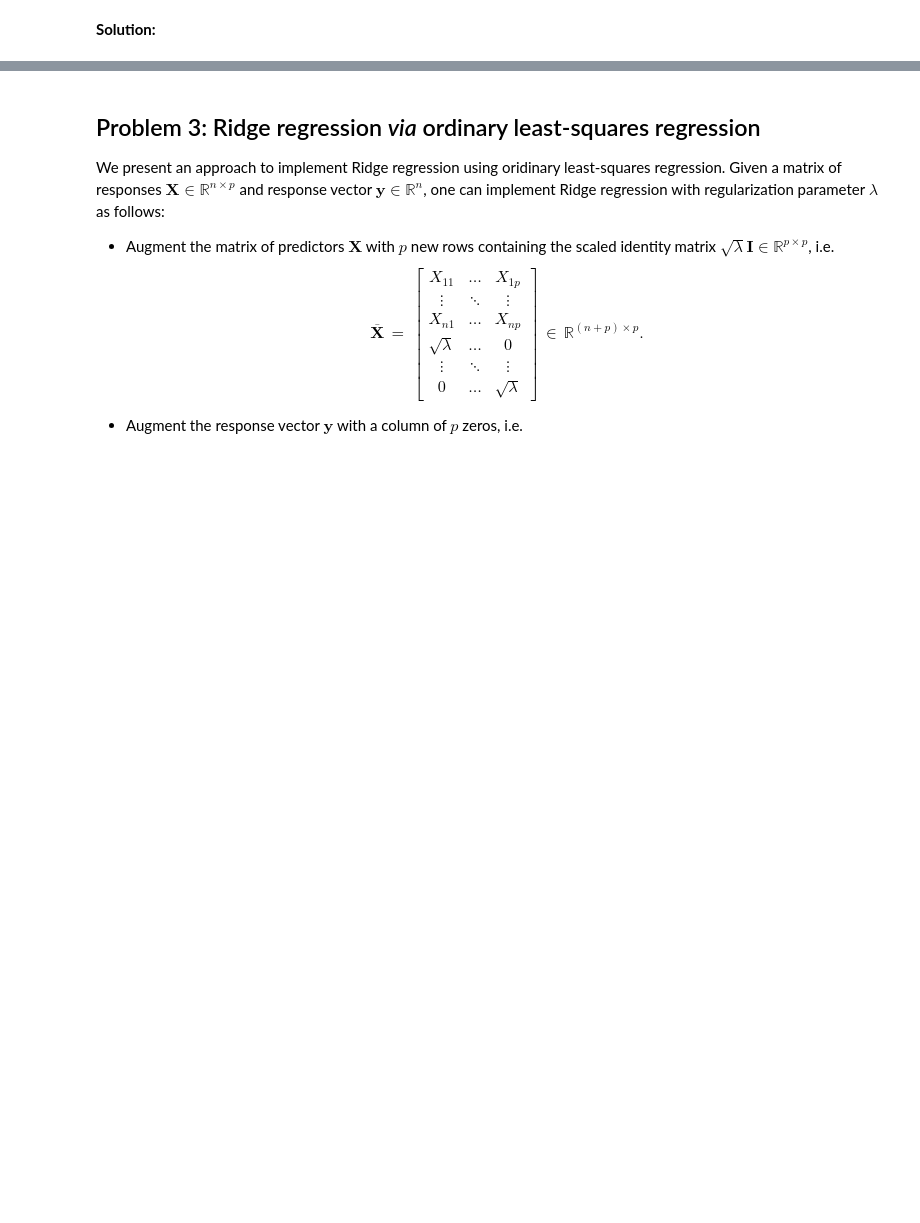
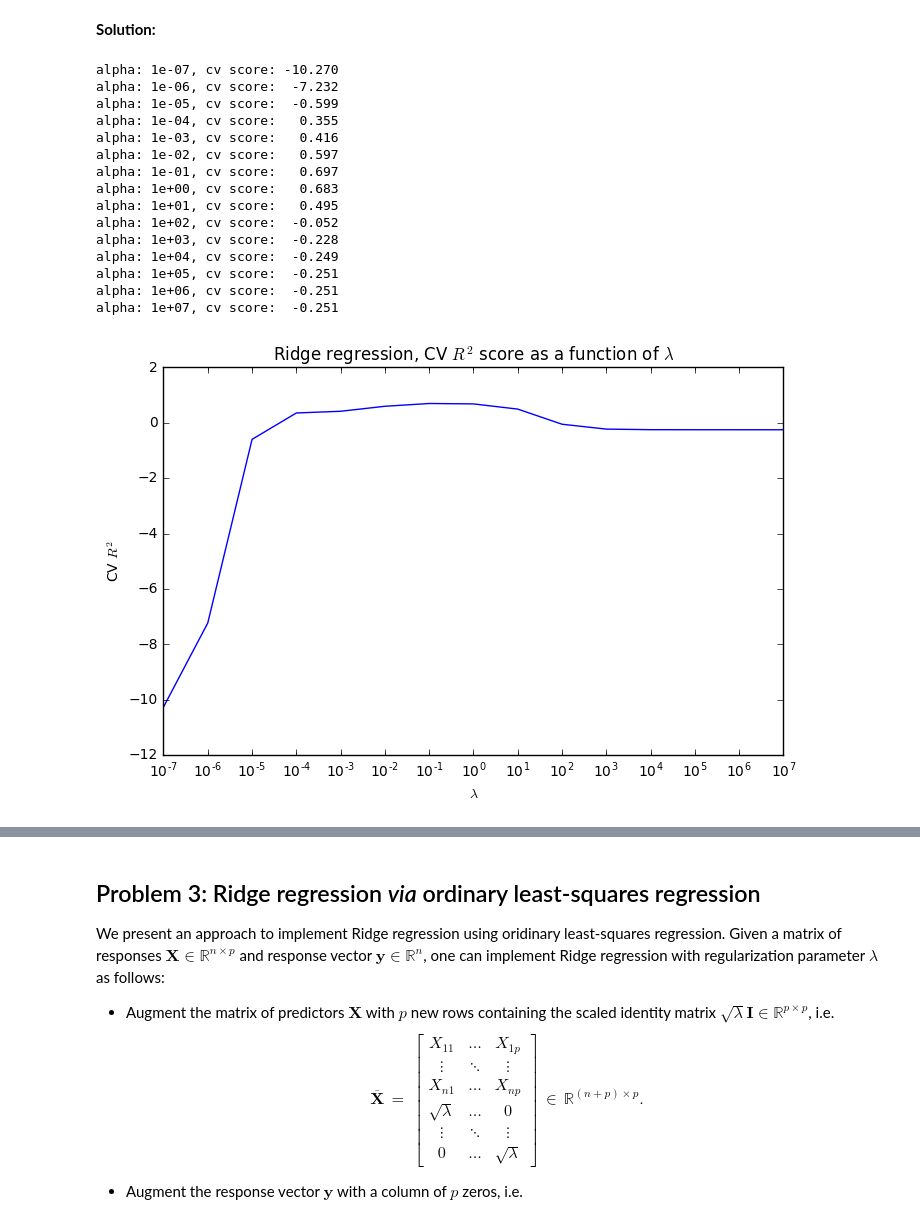
Before and after one commit to colbyZ/test1, a Jupyter notebook: hw/hw4/Zambalayev_Timur_CSCI_E_109a_HW4.ipynb, the cells around one changed output, grey strips where cells are left out. Cells and saved outputs as stored; diff of their text form; code cells hidden in the pictures; blank space fills up the shorter version.

```diff
--- a/hw/hw4/Zambalayev_Timur_CSCI_E_109a_HW4.ipynb
+++ b/hw/hw4/Zambalayev_Timur_CSCI_E_109a_HW4.ipynb
@@ -611,3 +614,68 @@ Ridge regression achieves much better test $R^2$ value (0.935 vs -5.975) because
 **Note**: You may use the `statsmodels` or `sklearn` to fit a linear regression model and evaluate the fits. You may also use `kFold` from `sklearn.cross_validation`.
 # %% [markdown]
 **Solution:**
+# %%
+from sklearn.cross_validation import KFold
+
+
+def cross_validation_prob_2d(dataset_2_data):
+    train = dataset_2_data.train
+
+    x_fold = train.x
+    y_fold = train.y
+    num_folds = 5
+    kf = KFold(len(x_fold), n_folds=num_folds, shuffle=True, random_state=1090)
+
+    alpha_list = []
+    cv_score_list = []
+    for exponent in range(-7, 8):
+        alpha = 10.0 ** exponent
+        ridge_regression = Ridge_Reg(alpha=alpha, normalize=True)
+
+        test_score_sum = 0.0
+        for train_index, test_index in kf:
+            x_fold_train = x_fold.iloc[train_index]
+            x_fold_test = x_fold.iloc[test_index]
+
+            y_fold_train = y_fold[train_index]
+            y_fold_test = y_fold[test_index]
+
+            ridge_regression.fit(x_fold_train, y_fold_train)
+            test_score_sum += ridge_regression.score(x_fold_test, y_fold_test)
+
+        cv_score = test_score_sum / num_folds
+
+        alpha_list.append(alpha)
+        cv_score_list.append(cv_score)
+        print 'alpha: %.0e, cv score: % 7.3f' % (alpha, cv_score)
+
+    _, ax = plt.subplots(1, 1, figsize=(8, 5))
+
+    ax.plot(alpha_list, cv_score_list)
+
+    ax.set_xscale('log')
+    ax.set_xlabel('$\lambda$')
+    ax.set_ylabel('CV $R^2$')
+    ax.set_title('Ridge regression, CV $R^2$ score as a function of $\lambda$')
+
+    plt.show()
+
+
+cross_validation_prob_2d(dataset_2_data)
+# %% [output]
+alpha: 1e-07, cv score: -10.270
+alpha: 1e-06, cv score:  -7.232
+alpha: 1e-05, cv score:  -0.599
+alpha: 1e-04, cv score:   0.355
+alpha: 1e-03, cv score:   0.416
+alpha: 1e-02, cv score:   0.597
+alpha: 1e-01, cv score:   0.697
+alpha: 1e+00, cv score:   0.683
+alpha: 1e+01, cv score:   0.495
+alpha: 1e+02, cv score:  -0.052
+alpha: 1e+03, cv score:  -0.228
+alpha: 1e+04, cv score:  -0.249
+alpha: 1e+05, cv score:  -0.251
+alpha: 1e+06, cv score:  -0.251
+alpha: 1e+07, cv score:  -0.251
+[figure, added]
```
Also changed, not shown: parts of 2 cells of this notebook, 1 other file.
